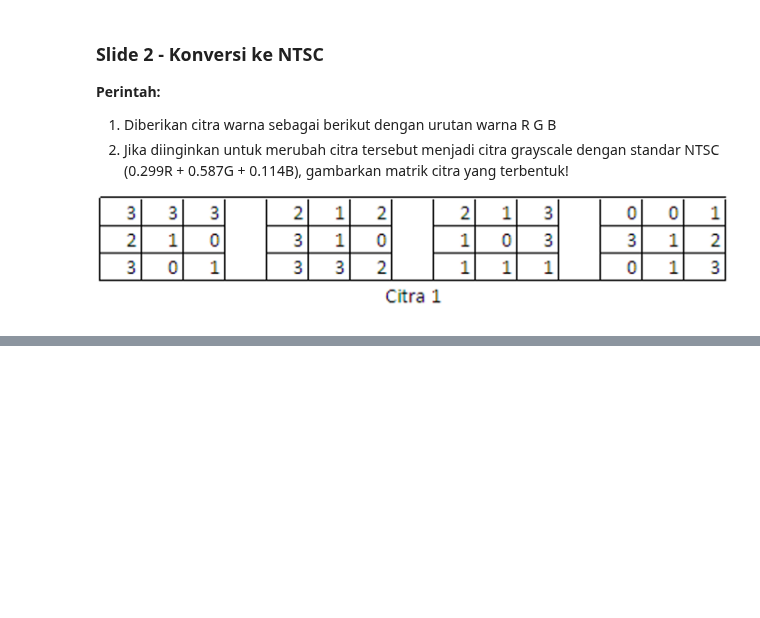
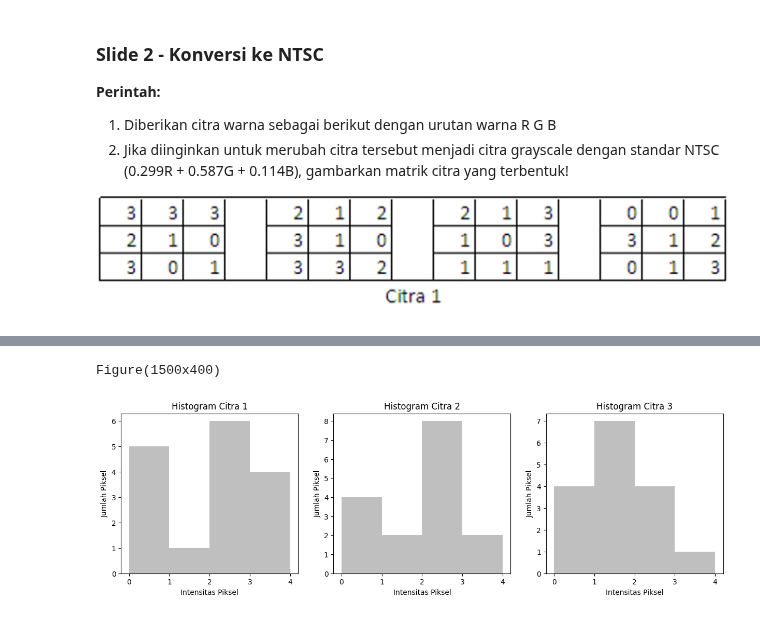
Before and after one commit to novay/amikom, a Jupyter notebook: ds6_data_visualisasi.ipynb, the cells around one changed output, grey strips where cells are left out. Cells and saved outputs as stored; diff of their text form; code cells hidden in the pictures; blank space fills up the shorter version.

```diff
--- a/ds6_data_visualisasi.ipynb
+++ b/ds6_data_visualisasi.ipynb
@@ -501,0 +247,29 @@ Perlu diingat, Silhouette Score digunakan untuk mengukur seberapa baik sebuah cl
+# %%
+"""
+  Konversi citra pada soal menjadi array numpy
+"""
+citra1 = np.array([[3, 2, 0, 3], [1, 2, 2, 0], [0, 2, 0, 0], [2, 3, 2, 3]])
+citra2 = np.array([[2, 2, 0, 3], [2, 2, 2, 0], [2, 1, 0, 0], [2, 1, 2, 3]])
+citra3 = np.array([[1, 2, 0, 2], [1, 1, 2, 0], [0, 1, 1, 0], [2, 3, 1, 1]])
+
+"""
+  Siapkan plot histogram untuk citra, dimana
+"""
+fig = plt.figure(figsize=(15, 4))
+
+fig.add_subplot(1, 3, 1);
+plt.hist(citra1.ravel(), bins=range(5), color='gray', alpha=0.5)
+plt.title("Histogram Citra 1"); plt.xlabel('Intensitas Piksel'); plt.ylabel('Jumlah Piksel')
+
+fig.add_subplot(1, 3, 2);
+plt.hist(citra2.ravel(), bins=range(5), color='gray', alpha=0.5)
+plt.title("Histogram Citra 2"); plt.xlabel('Intensitas Piksel'); plt.ylabel('Jumlah Piksel')
+
+fig.add_subplot(1, 3, 3);
+plt.hist(citra3.ravel(), bins=range(5), color='gray', alpha=0.5)
+plt.title("Histogram Citra 3"); plt.xlabel('Intensitas Piksel'); plt.ylabel('Jumlah Piksel')
+
+print(fig)
+# %% [output]
+Figure(1500x400)
+[figure, added]
```
Also changed, not shown: parts of 116 cells of this notebook.
